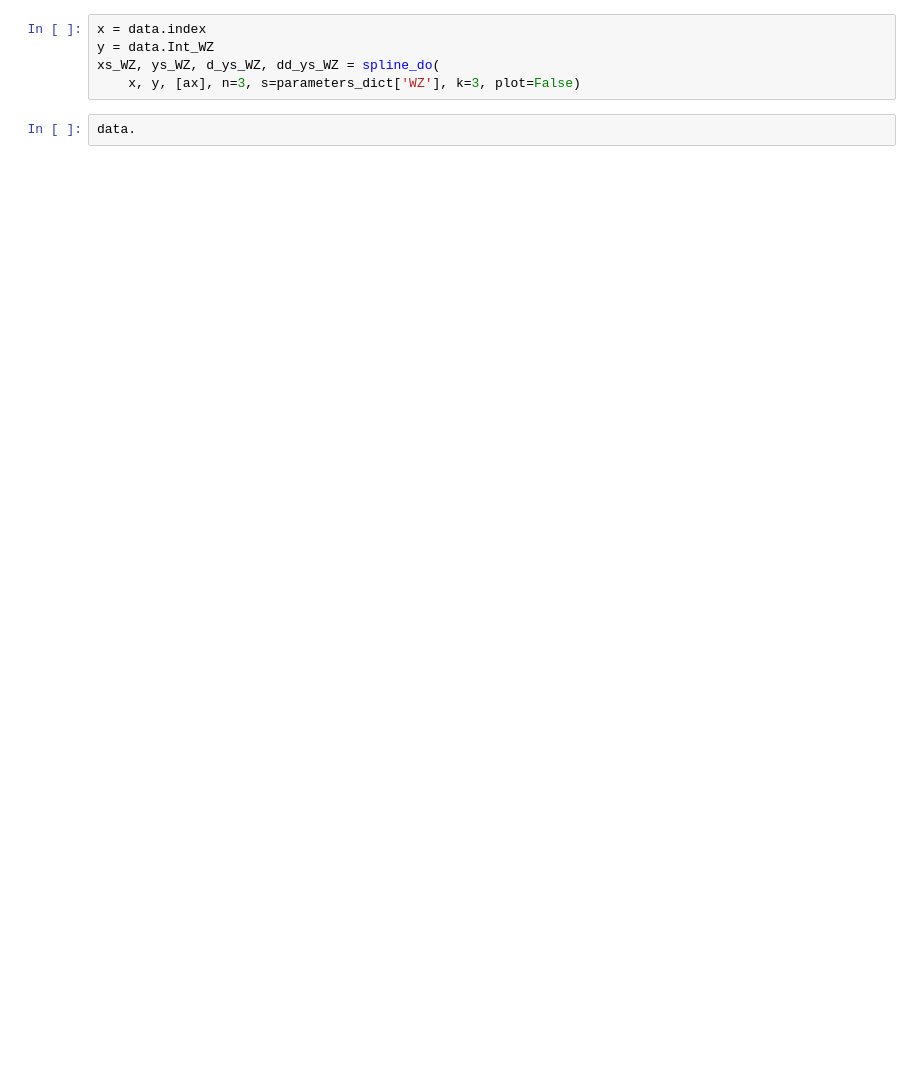
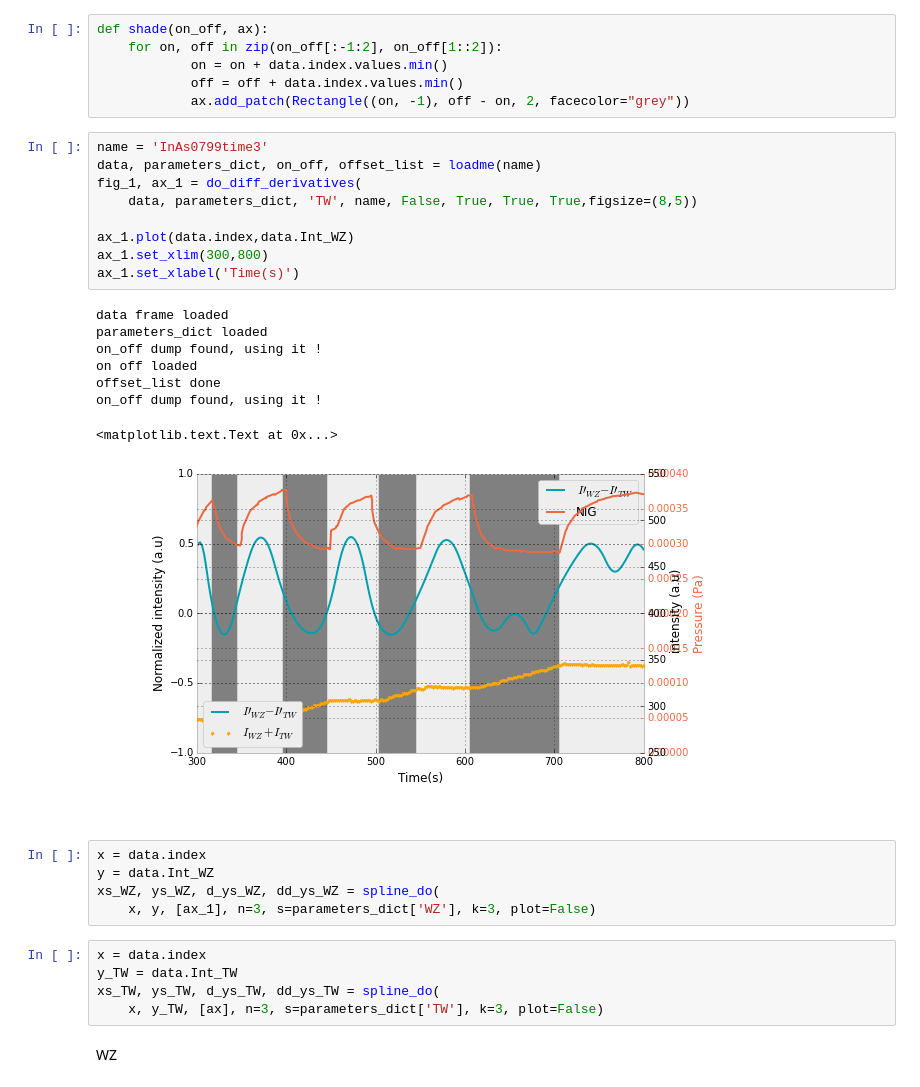
Before and after one commit to giulioungaretti/SPring8, a Jupyter notebook: Untitled1.ipynb, the cells around one changed output. Saved outputs shown, nothing was run; the diff lists cells and outputs as text; blank space fills up the shorter version.

```diff
--- a/Untitled1.ipynb
+++ b/Untitled1.ipynb
@@ -12,9 +9,38 @@ WARNING: pylab import has clobbered these variables: ['norm', 'power', 'mean', '
+# %%
+def shade(on_off, ax):
+    for on, off in zip(on_off[:-1:2], on_off[1::2]):
+            on = on + data.index.values.min()
+            off = off + data.index.values.min()
+            ax.add_patch(Rectangle((on, -1), off - on, 2, facecolor="grey"))
+# %%
+name = 'InAs0799time3'
+data, parameters_dict, on_off, offset_list = loadme(name)
+fig_1, ax_1 = do_diff_derivatives(
+    data, parameters_dict, 'TW', name, False, True, True, True,figsize=(8,5))
+
+ax_1.plot(data.index,data.Int_WZ)
+ax_1.set_xlim(300,800)
+ax_1.set_xlabel('Time(s)')
+# %% [output]
+data frame loaded
+parameters_dict loaded
+on_off dump found, using it !
+on off loaded
+offset_list done
+on_off dump found, using it !
+<matplotlib.text.Text at 0x...>
+[figure, added]
 # %%
 x = data.index
 y = data.Int_WZ
 xs_WZ, ys_WZ, d_ys_WZ, dd_ys_WZ = spline_do(
-    x, y, [ax], n=3, s=parameters_dict['WZ'], k=3, plot=False)
+    x, y, [ax_1], n=3, s=parameters_dict['WZ'], k=3, plot=False)
-# %%
-data.
+# %%
+x = data.index
+y_TW = data.Int_TW
+xs_TW, ys_TW, d_ys_TW, dd_ys_TW = spline_do(
+    x, y_TW, [ax], n=3, s=parameters_dict['TW'], k=3, plot=False)
+# %% [markdown]
+WZ
 # %%
 fig,ax = subplots(figsize=(15,10))
```
Also changed, not shown: parts of 10 cells of this notebook, 4 other files.
